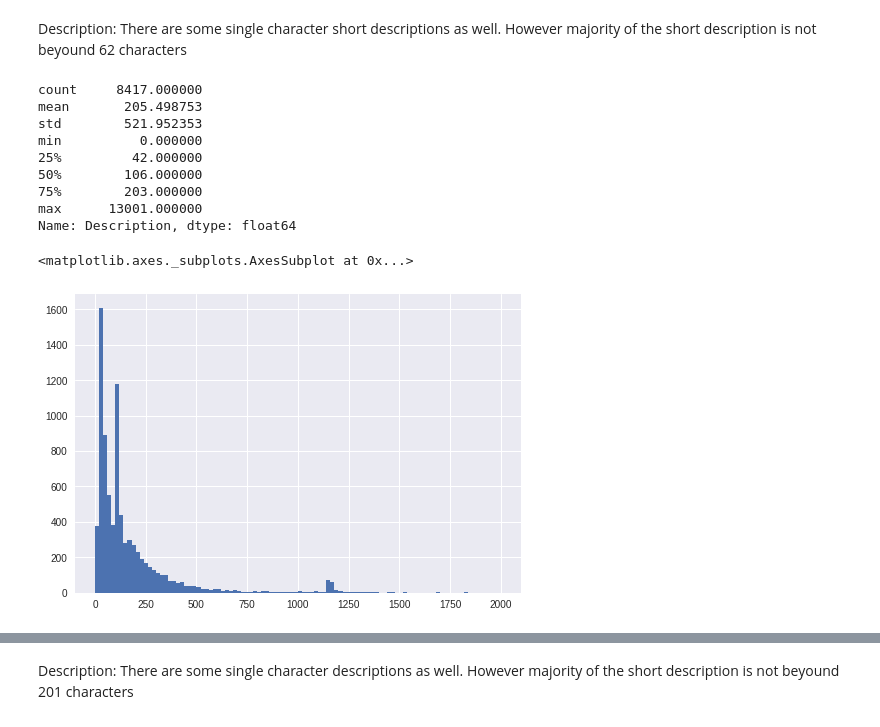
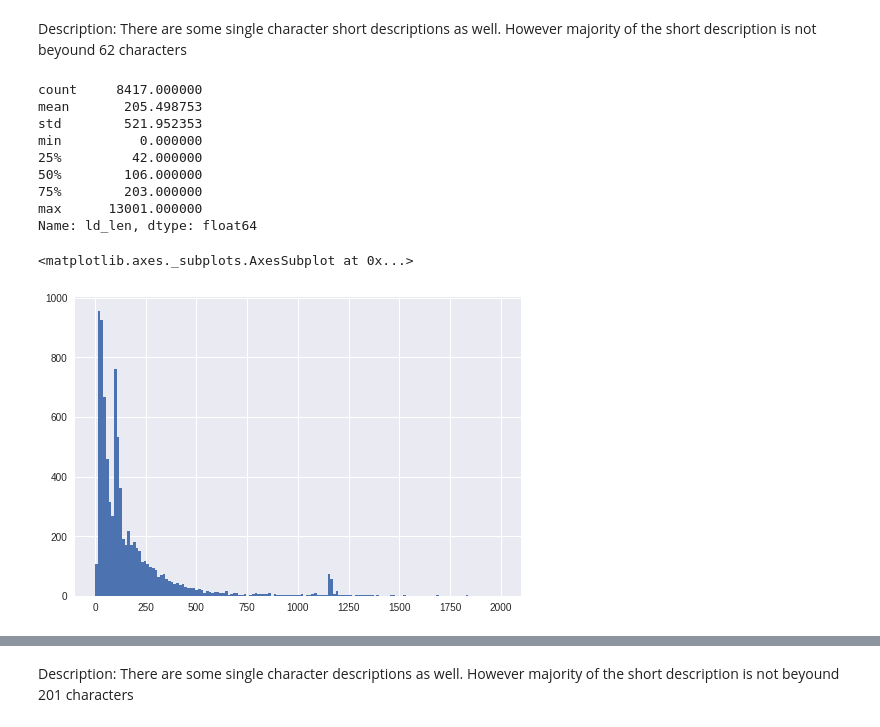
Before and after one commit to mkmanianv/automaticTicketAssignment, a Jupyter notebook: NLP_Automatic_Ticket_Assignment_Capstone_Project_Soundar.ipynb, the cells around one changed output, grey strips where cells are left out. Saved outputs shown, nothing was run; the diff lists cells and outputs as text; code cells hidden in the pictures.

```diff
--- a/NLP_Automatic_Ticket_Assignment_Capstone_Project_Soundar.ipynb
+++ b/NLP_Automatic_Ticket_Assignment_Capstone_Project_Soundar.ipynb
@@ -268,3 +270,8 @@ sns.countplot(x='Assignment group', data=ticket_df_grp0, color='royalblue',order
 [figure]
 # %% [markdown]
 Observation: The above plot shows the distribution of samples of GRP_0 vs all other groups combined. We need to fix the imbalance in the data using data augmentation techniques
+# %%
+ticket_df['sd_len'] = ticket_df['Short description'].astype(str).apply(len)
+ticket_df['sd_word_count'] = ticket_df['Short description'].apply(lambda x: len(str(x).split()))
+ticket_df['ld_len'] = ticket_df['Description'].astype(str).apply(len)
+ticket_df['ld_word_count'] = ticket_df['Description'].apply(lambda x: len(str(x).split()))
@@ -309,8 +328,10 @@ Name: Short description, dtype: int64
 # %% [markdown]
 Description: There are some single character short descriptions as well. However majority of the short description is not beyound 62 characters
 # %%
-ld_lengths = ticket_df['Description'].map(len)
-ld_lengths.describe()
+# ld_lengths = ticket_df['Description'].map(len)
+# ld_lengths.describe()
+
+ticket_df['ld_len'].describe()
 # %% [output]
 count     8417.000000
 mean       205.498753
@@ -320,9 +341,11 @@ min          0.000000
 50%        106.000000
 75%        203.000000
 max      13001.000000
-Name: Description, dtype: float64
+Name: ld_len, dtype: float64
 # %%
-ld_lengths.hist(bins=100,range=(0,2000))
+#ld_lengths.hist(bins=100,range=(0,2000))
+
+ticket_df['ld_len'].hist(bins=150, range=(0,2000))
 # %% [output]
 <matplotlib.axes._subplots.AxesSubplot at 0x...>
-[figure, old version]
+[figure, new version]
```
Also changed, not shown: parts of 22 cells of this notebook.
